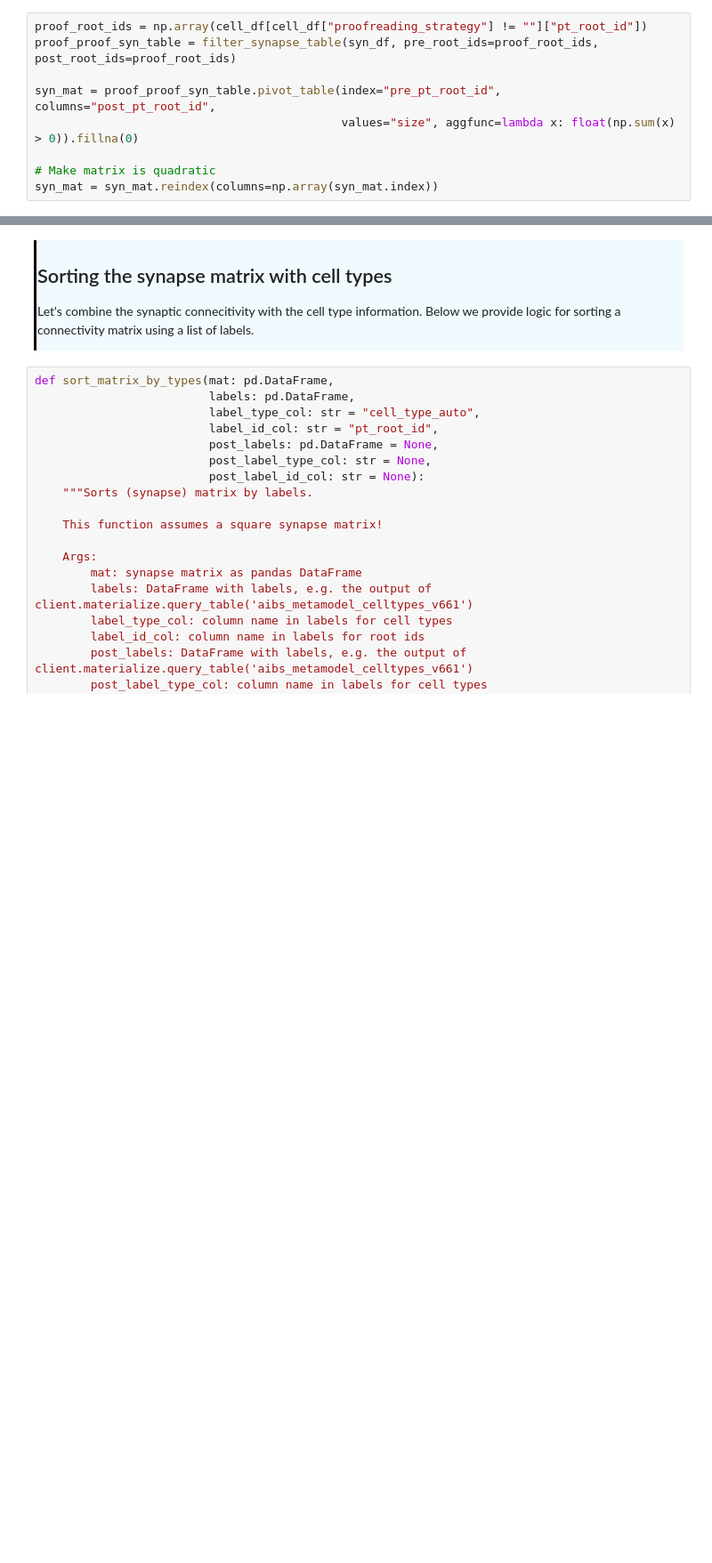
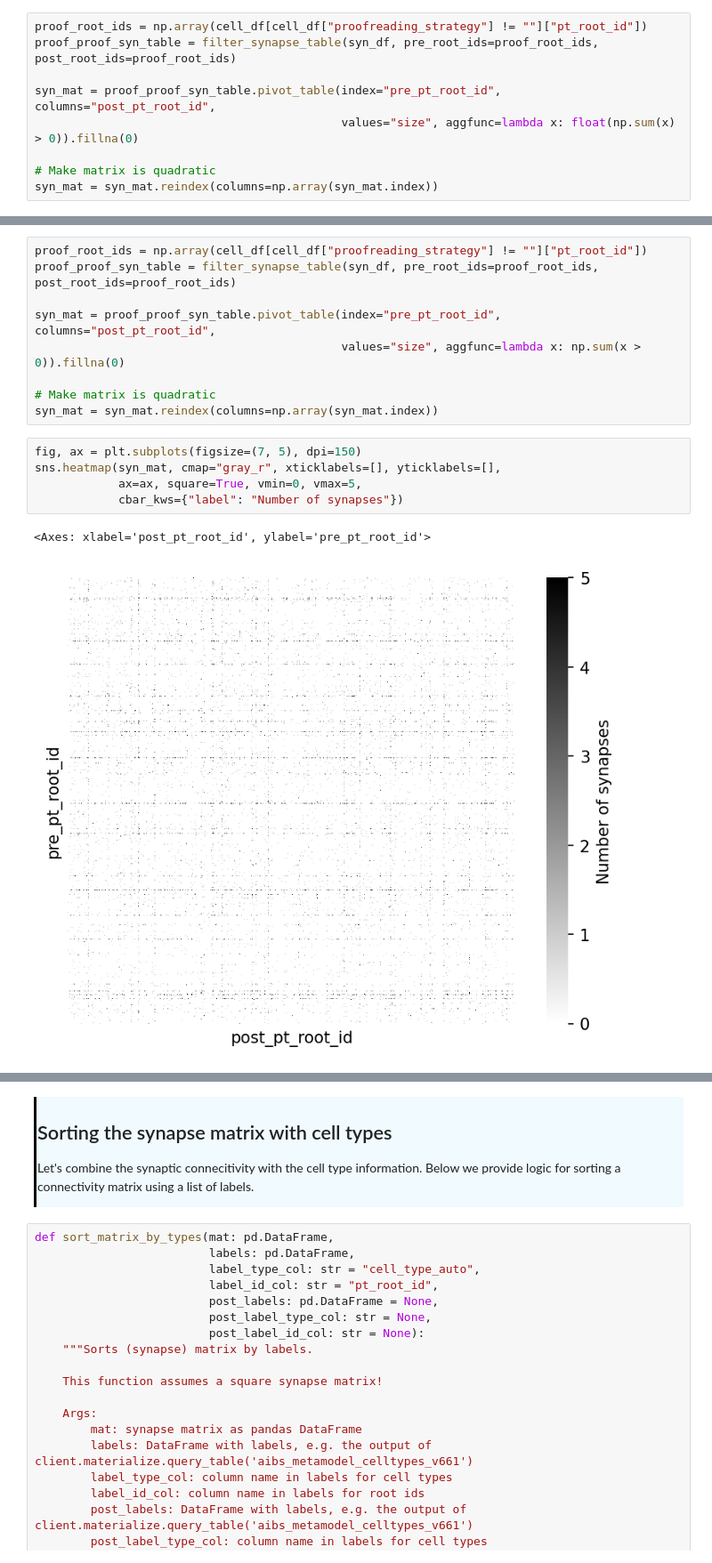
Before and after one commit to sdorkenw/MICrONS_workshop_CNC_forum, a Jupyter notebook: tutorials/MICrONS_data_access.ipynb, the cells around one changed output, grey strips where cells are left out. Shown at 89% size. Saved outputs shown, nothing was run; the diff lists cells and outputs as text; blank space fills up the shorter version.

```diff
--- a/tutorials/MICrONS_data_access.ipynb
+++ b/tutorials/MICrONS_data_access.ipynb
@@ -247,3 +331,20 @@ sns.heatmap(syn_mat, cmap="gray_r", xticklabels=[], yticklabels=[],
+# %%
+proof_root_ids = np.array(cell_df[cell_df["proofreading_strategy"] != ""]["pt_root_id"])
+proof_proof_syn_table = filter_synapse_table(syn_df, pre_root_ids=proof_root_ids, post_root_ids=proof_root_ids)
+
+syn_mat = proof_proof_syn_table.pivot_table(index="pre_pt_root_id", columns="post_pt_root_id",
+                                            values="size", aggfunc=lambda x: np.sum(x > 0)).fillna(0)
+
+# Make matrix is quadratic
+syn_mat = syn_mat.reindex(columns=np.array(syn_mat.index))
+# %%
+fig, ax = plt.subplots(figsize=(7, 5), dpi=150)
+sns.heatmap(syn_mat, cmap="gray_r", xticklabels=[], yticklabels=[],
+            ax=ax, square=True, vmin=0, vmax=5,
+            cbar_kws={"label": "Number of synapses"})
+# %% [output]
+<Axes: xlabel='post_pt_root_id', ylabel='pre_pt_root_id'>
+[figure, added]
 # %% [markdown]
 <div style="border-left: 3px solid #000; padding: 1px; padding-left: 10px; background: #F0FAFF; ">
 
```
Also changed, not shown: parts of 21 cells of this notebook, 1 other file.
